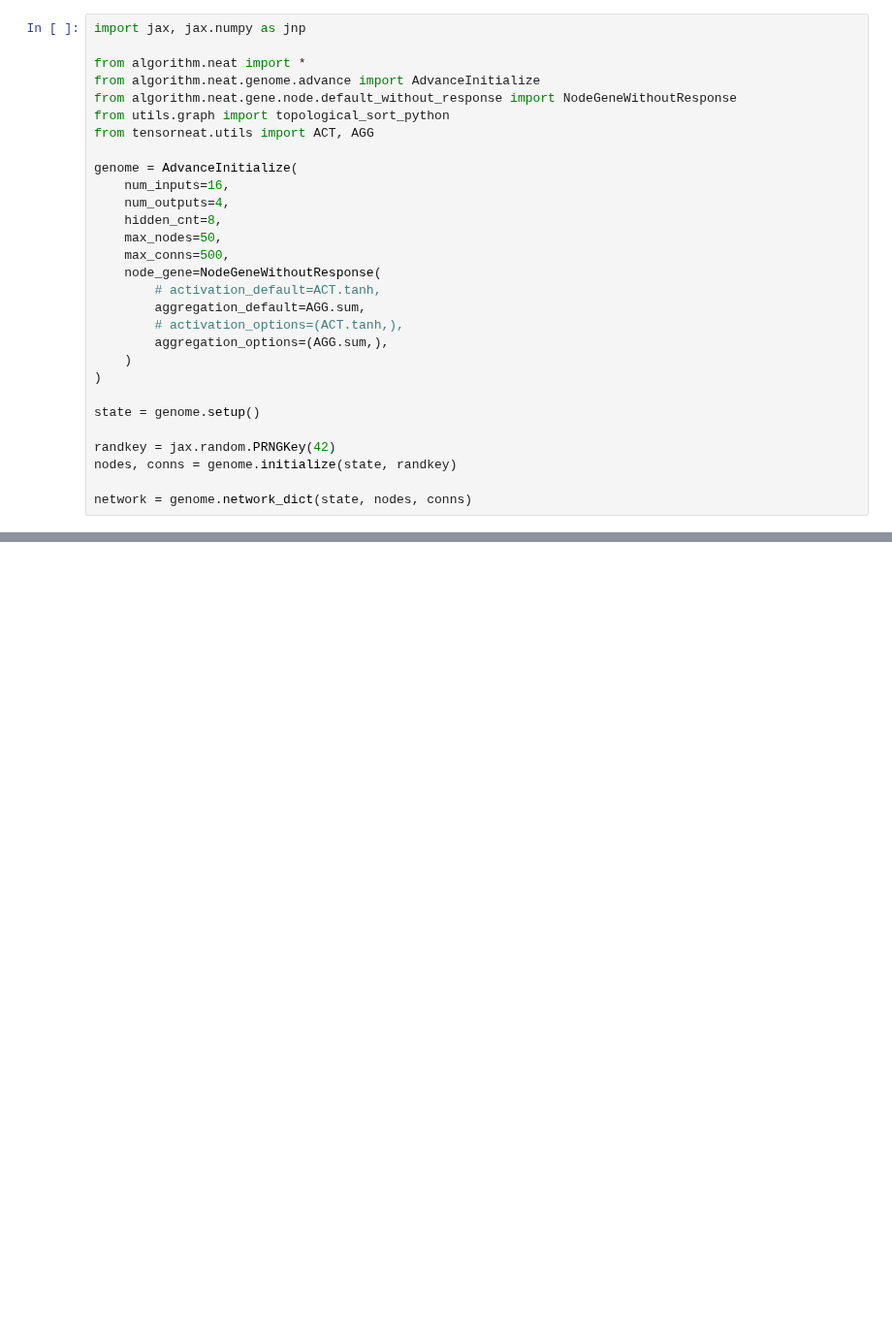
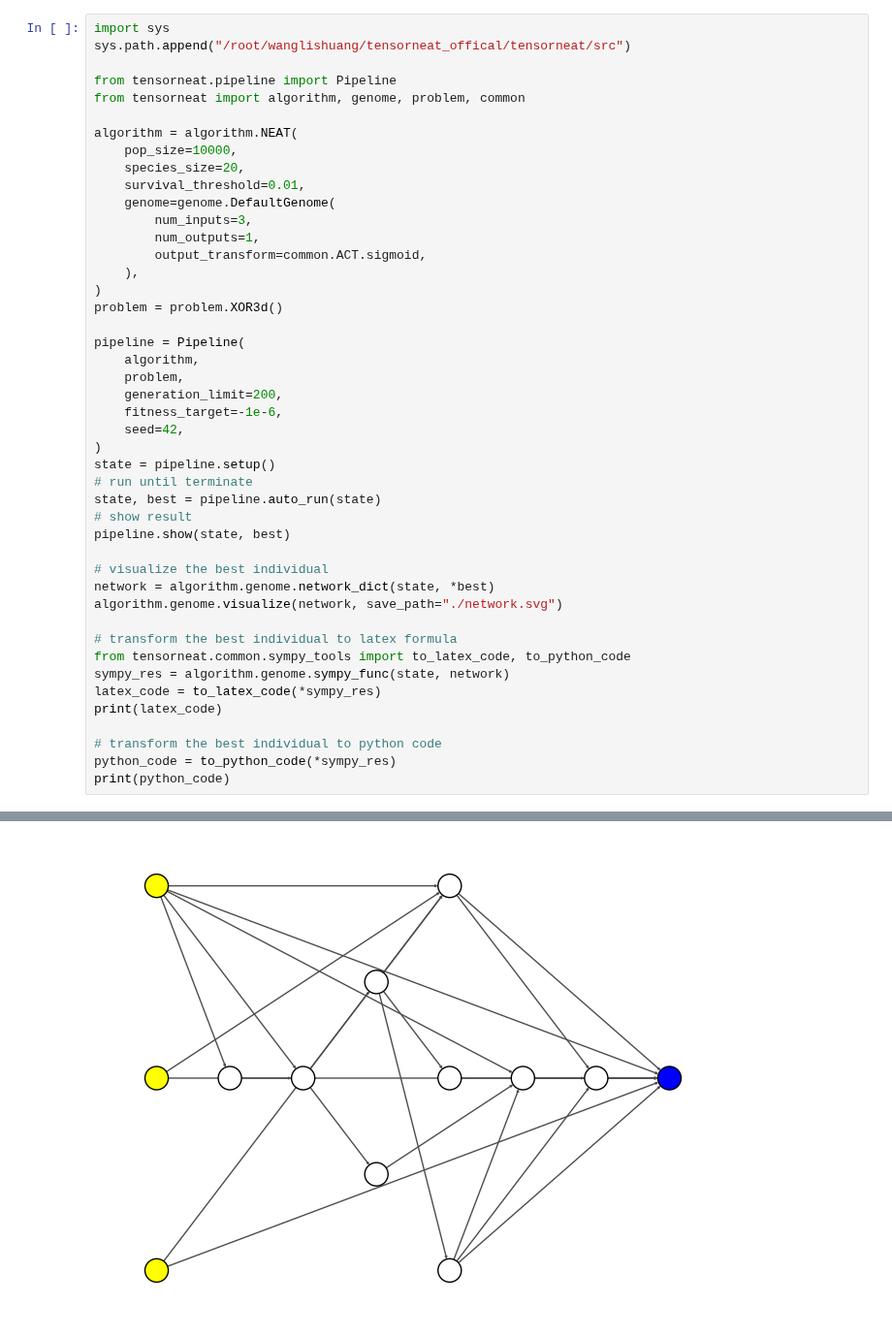
Before and after one commit to EMI-Group/tensorneat, a Jupyter notebook: examples/interpret_visualize/visualize_genome.ipynb, the cells around one changed output, grey strips where cells are left out. Shown at 97% size. Saved outputs shown, nothing was run; the diff lists cells and outputs as text; blank space fills up the shorter version.

```diff
--- a/examples/interpret_visualize/visualize_genome.ipynb
+++ b/examples/interpret_visualize/visualize_genome.ipynb
@@ -1,29 +1,46 @@
 # %%
-import jax, jax.numpy as jnp
+import sys
+sys.path.append("/root/wanglishuang/tensorneat_offical/tensorneat/src")
 
-from algorithm.neat import *
-from algorithm.neat.genome.advance import AdvanceInitialize
-from algorithm.neat.gene.node.default_without_response import NodeGeneWithoutResponse
-from utils.graph import topological_sort_python
-from tensorneat.utils import ACT, AGG
+from tensorneat.pipeline import Pipeline
+from tensorneat import algorithm, genome, problem, common
 
-genome = AdvanceInitialize(
-    num_inputs=16,
-    num_outputs=4,
-    hidden_cnt=8,
-    max_nodes=50,
-    max_conns=500,
-    node_gene=NodeGeneWithoutResponse(
-        # activation_default=ACT.tanh,
-        aggregation_default=AGG.sum,
-        # activation_options=(ACT.tanh,),
-        aggregation_options=(AGG.sum,),
-    )
+algorithm = algorithm.NEAT(
+    pop_size=10000,
+    species_size=20,
+    survival_threshold=0.01,
+    genome=genome.DefaultGenome(
+        num_inputs=3,
+        num_outputs=1,
+        output_transform=common.ACT.sigmoid,
+    ),
 )
+problem = problem.XOR3d()
 
-state = genome.setup()
+pipeline = Pipeline(
+    algorithm,
+    problem,
+    generation_limit=200,
+    fitness_target=-1e-6,
+    seed=42,
+)
+state = pipeline.setup()
+# run until terminate
+state, best = pipeline.auto_run(state)
+# show result
+pipeline.show(state, best)
 
-randkey = jax.random.PRNGKey(42)
-nodes, conns = genome.initialize(state, randkey)
+# visualize the best individual
+network = algorithm.genome.network_dict(state, *best)
+algorithm.genome.visualize(network, save_path="./network.svg")
 
-network = genome.network_dict(state, nodes, conns)
+# transform the best individual to latex formula
+from tensorneat.common.sympy_tools import to_latex_code, to_python_code
+sympy_res = algorithm.genome.sympy_func(state, network)
+latex_code = to_latex_code(*sympy_res)
+print(latex_code)
+
+# transform the best individual to python code
+python_code = to_python_code(*sympy_res)
+print(python_code)
+# %% [output]
@@ -29,0 +82 @@ network = genome.network_dict(state, nodes, conns)
+[figure, added]
```
Also changed, not shown: parts of 10 cells of this notebook, 9 other files.
